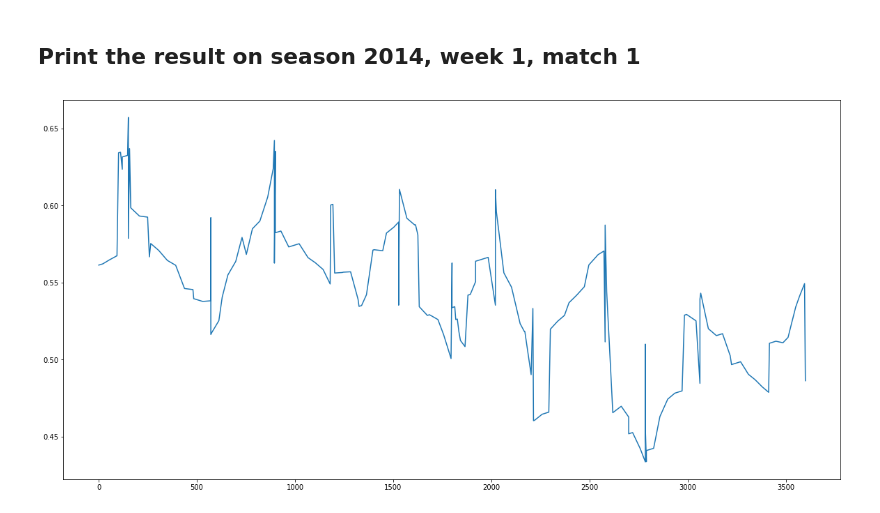
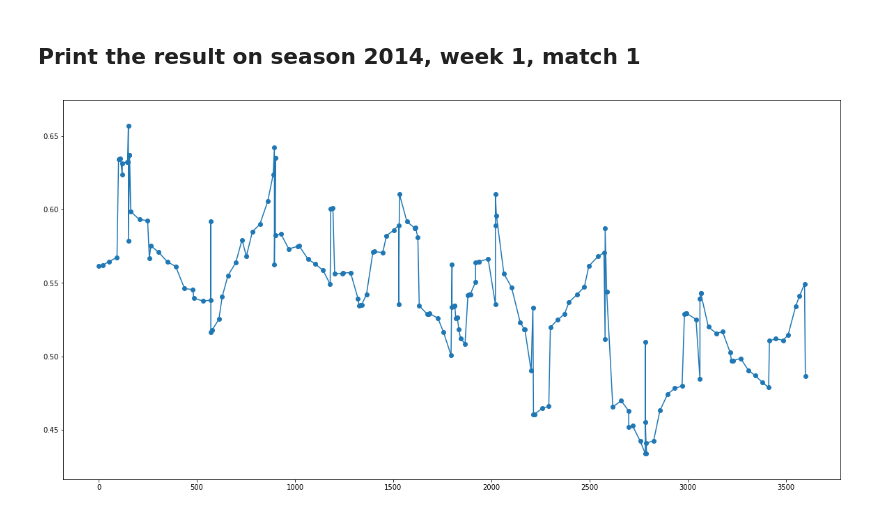
Before and after one commit to tyagi-iiitv/NFLLive, a Jupyter notebook: Baseline.ipynb, the cells around one changed output. Cells and saved outputs as stored; diff of their text form; code cells hidden in the pictures.

```diff
--- a/Baseline.ipynb
+++ b/Baseline.ipynb
@@ -60,4 +60,11 @@ lg.classes_
 array([-1.,  1.])
 # %% [markdown]
 ## Print the result on season 2014, week 1, match 1
+# %%
+plt.figure(figsize=(20, 10))
+plt.scatter(demo.lefttime, cover_prob)
+plt.plot(demo.lefttime, cover_prob)
+plt.show()
+# %% [output]
+[figure, added]
 # %%
@@ -65,9 +71,3 @@ array([-1.,  1.])
 demo = train[(train['week'] == 1) & (train['team'] == 'SEA')]
 prob = lg.predict_proba(demo.loc[:,['lefttime', 'yrdln', 'score']])
 cover_prob = [p[1] for p in prob]
-# %%
-plt.figure(figsize=(20, 10))
-plt.plot(demo.lefttime, cover_prob)
-plt.show()
-# %% [output]
-[figure, removed]
```
Also changed, not shown: parts of 3 cells of this notebook, 2 other files.
